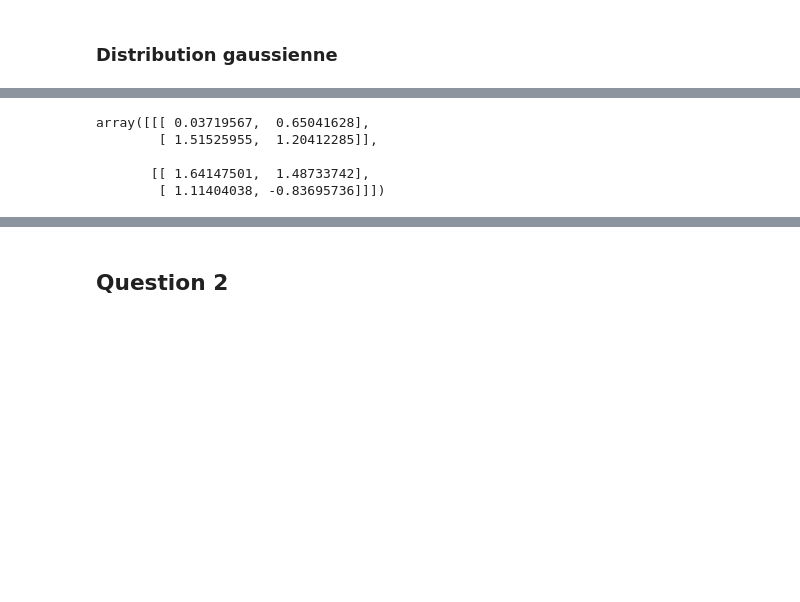
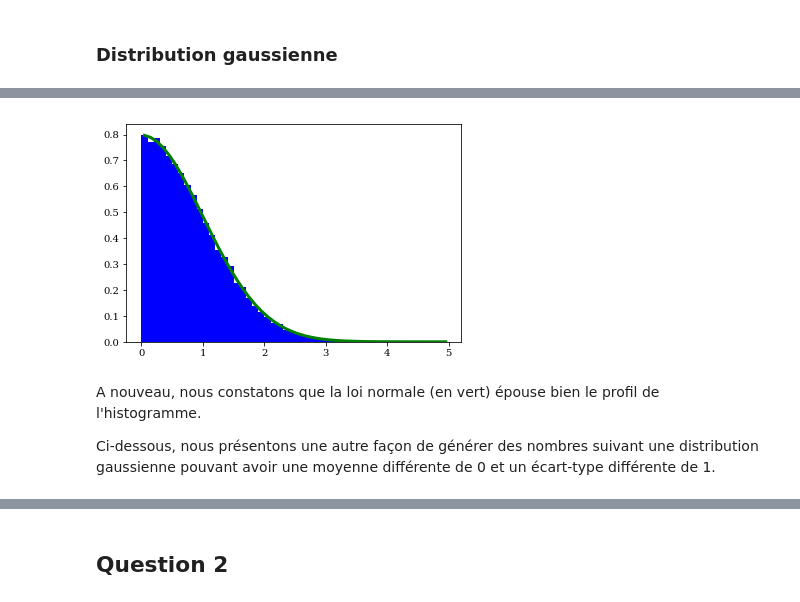
Before and after one commit to ceschoon/Travail-PHYS-F-303, a Jupyter notebook: Travail_PHYS-F-303_MJ_CS.ipynb, the cells around one changed output, grey strips where cells are left out. Cells and saved outputs as stored; diff of their text form; code cells hidden in the pictures; blank space fills up the shorter version.

```diff
--- a/Travail_PHYS-F-303_MJ_CS.ipynb
+++ b/Travail_PHYS-F-303_MJ_CS.ipynb
@@ -75,16 +71,8 @@ distrGauss
 # %%
-# numpy.random.normal
+# numpy.random.standard_normal
 
 """ Parameters:
     ----------
-    mu : float or array_like of floats
-
-        Mean (“centre”) of the distribution.
-
-    sigma : float or array_like of floats
-
-        Standard deviation (spread or “width”) of the distribution.
-
     size : int or tuple of ints, optional
 
         Output shape. If the given shape is, e.g., (m, n, k), then m * n * k samples are drawn. If size is
@@ -97,36 +85,20 @@ distrGauss
 
         Drawn samples from the parameterized normal distribution."""
 
-mu = 0
-sigma = 1
-size = 1
-distrNormal(mu,sigma,size)
+size = 100000
+distrNormal = np.random.standard_normal(size)
-# %%
-# numpy.randn
-
-"""Parameters:
-   ----------
-    d0, d1, ..., dn   : int, optional
-
-                        The dimensions of the returned array, should be all positive. If no argument is
-                        given a single Python float is returned.
-
-    Returns:
-    -------
-    Z   : ndarray or float
-
-        (d0, d1, ..., dn)-shaped array of floating-point samples from the standard normal distribution,
-        or a single such float if no parameters were supplied."""
-
-d0 = 2
-d1 = 2
-d2 = 2
-
-distrNormal_randn = np.random.randn(d0,d1,d2)
-distrNormal_randn
-# %% [output]
-array([[[ 0.03719567,  0.65041628],
-        [ 1.51525955,  1.20412285]],
-
-       [[ 1.64147501,  1.48733742],
-        [ 1.11404038, -0.83695736]]])
+# %%
+# Plots
+binwidth=0.1
+bins=np.arange(0.,5.1, binwidth)
+plt.hist(distrNormal,bins=np.arange(0.,5., binwidth),normed=True,color='blue');
+
+# Compute centers of bins
+xc = bins[:-1] + binwidth/2
+plt.plot(xc,2*np.exp(-xc**2/2.0)/np.sqrt(2*np.pi),lw=3,color='green');
+# %% [output]
+[figure, added]
+# %% [markdown]
+A nouveau, nous constatons que la loi normale (en vert) épouse bien le profil de l'histogramme.
+
+Ci-dessous, nous présentons une autre façon de générer des nombres suivant une distribution gaussienne pouvant avoir une moyenne différente de 0 et un écart-type différente de 1.
```
Also changed, not shown: parts of 58 cells of this notebook.
